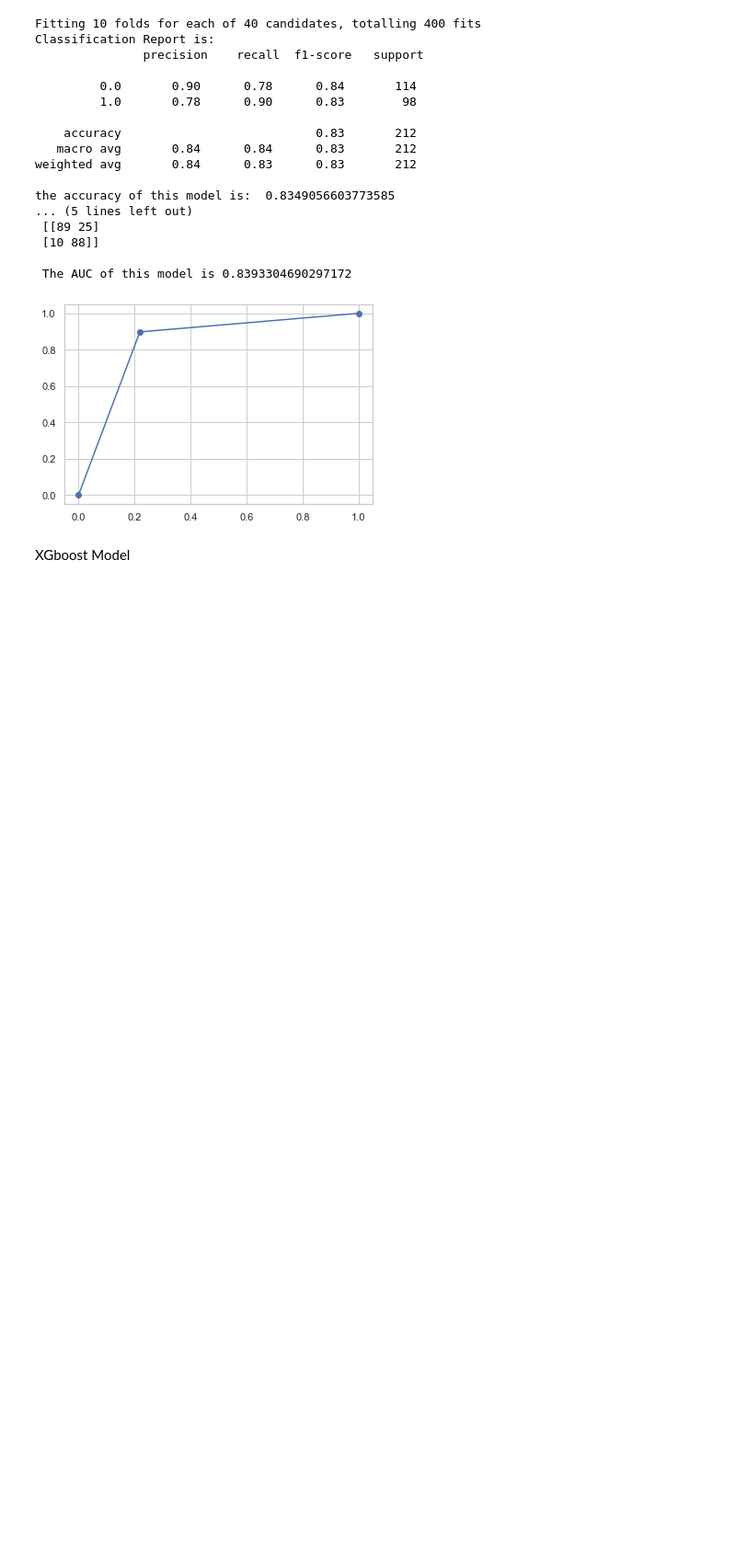
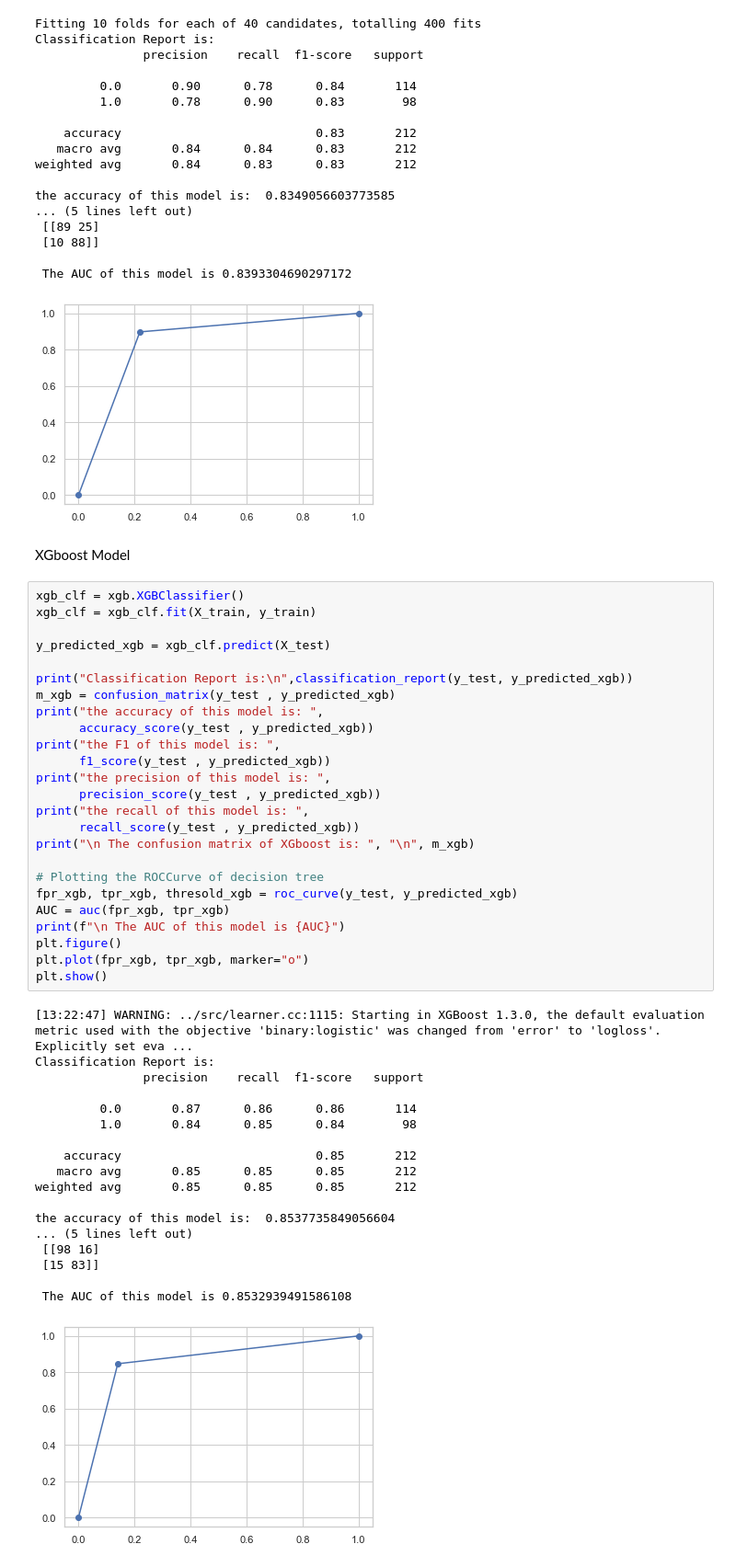
Before and after one commit to ZizhengFan/HeartDiseasePrediction, a Jupyter notebook: beta.ipynb, the cells around one changed output. Shown at 92% size. Saved outputs shown, nothing was run; the diff lists cells and outputs as text; blank space fills up the shorter version.

Commit message:
implement Xgboost shit

```diff
--- a/beta.ipynb
+++ b/beta.ipynb
@@ -533,3 +539,47 @@ the accuracy of this model is:  0.8349056603773585
 [figure]
 # %% [markdown]
 XGboost Model
+# %%
+xgb_clf = xgb.XGBClassifier()
+xgb_clf = xgb_clf.fit(X_train, y_train)
+
+y_predicted_xgb = xgb_clf.predict(X_test)
+
+print("Classification Report is:\n",classification_report(y_test, y_predicted_xgb))
+m_xgb = confusion_matrix(y_test , y_predicted_xgb)
+print("the accuracy of this model is: ",
+      accuracy_score(y_test , y_predicted_xgb))
+print("the F1 of this model is: ",
+      f1_score(y_test , y_predicted_xgb))
+print("the precision of this model is: ",
+      precision_score(y_test , y_predicted_xgb))
+print("the recall of this model is: ",
+      recall_score(y_test , y_predicted_xgb))
+print("\n The confusion matrix of XGboost is: ", "\n", m_xgb)
+
+# Plotting the ROCCurve of decision tree
+fpr_xgb, tpr_xgb, thresold_xgb = roc_curve(y_test, y_predicted_xgb)
+AUC = auc(fpr_xgb, tpr_xgb)
+print(f"\n The AUC of this model is {AUC}")
+plt.figure()
+plt.plot(fpr_xgb, tpr_xgb, marker="o")
+plt.show()
+# %% [output]
+[13:22:47] WARNING: ../src/learner.cc:1115: Starting in XGBoost 1.3.0, the default evaluation metric used with the objective 'binary:logistic' was changed from 'error' to 'logloss'. Explicitly set eva ...
+Classification Report is:
+               precision    recall  f1-score   support
+
+         0.0       0.87      0.86      0.86       114
+         1.0       0.84      0.85      0.84        98
+
+    accuracy                           0.85       212
+   macro avg       0.85      0.85      0.85       212
+weighted avg       0.85      0.85      0.85       212
+
+the accuracy of this model is:  0.8537735849056604
+... (5 lines left out)
+ [[98 16]
+ [15 83]]
+
+ The AUC of this model is 0.8532939491586108
+[figure, added]
```
Also changed, not shown: parts of 4 cells of this notebook.
